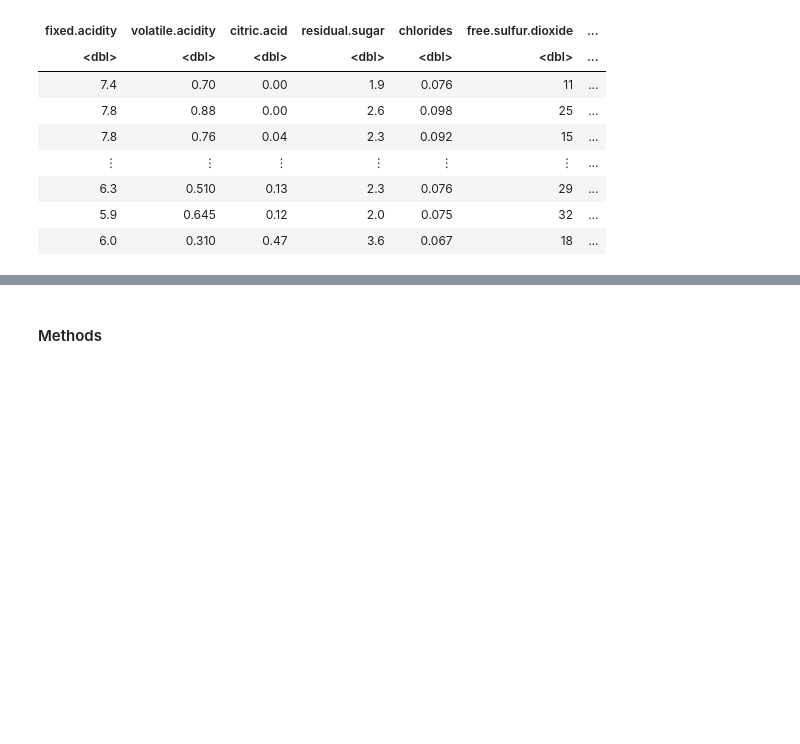
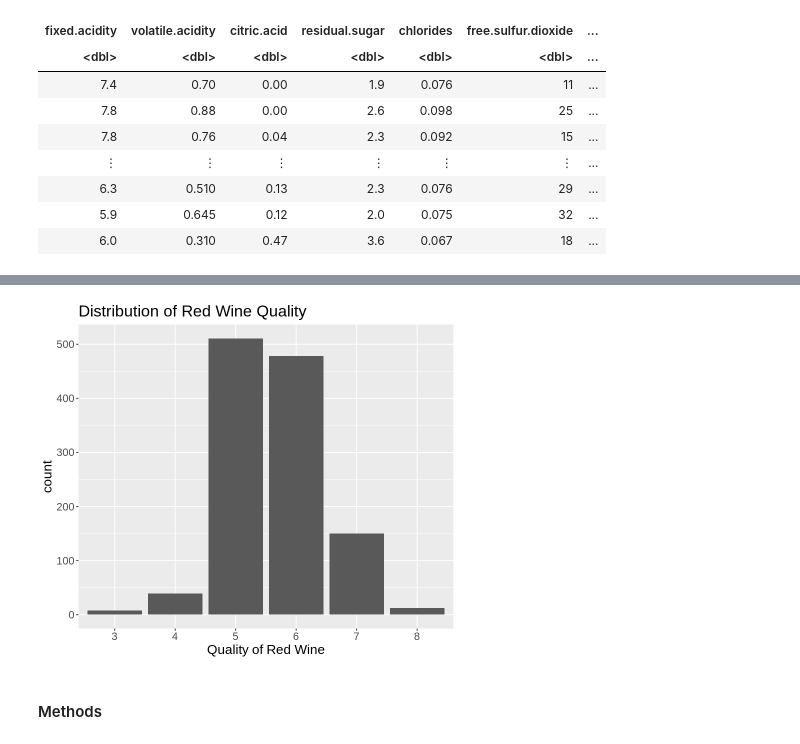
Before and after one commit to man-on-wire/Vinho-Verde, a Jupyter notebook: Written Proposal.ipynb, the cells around one changed output, grey strips where cells are left out. Cells and saved outputs as stored; diff of their text form; code cells hidden in the pictures; blank space fills up the shorter version.

```diff
--- a/Written Proposal.ipynb
+++ b/Written Proposal.ipynb
@@ -66,3 +108,16 @@ A tibble: 6 × 2
+# %%
+options(repr.plot.height = 6, repr.plot.width = 7)
+
+
+red_wine_hist <- ggplot(red_wine_train, aes(x = quality)) +
+  geom_bar(stat = "count") +
+  labs(x = "Quality of Red Wine") +
+  theme(text = element_text(size = 16)) +
+  ggtitle(paste0("Distribution of Red Wine Quality"))
+
+red_wine_hist
+# %% [output]
+[figure, added]
 # %% [markdown]
 #### Methods
 # %% [markdown]
```
Also changed, not shown: parts of 4 cells of this notebook.
